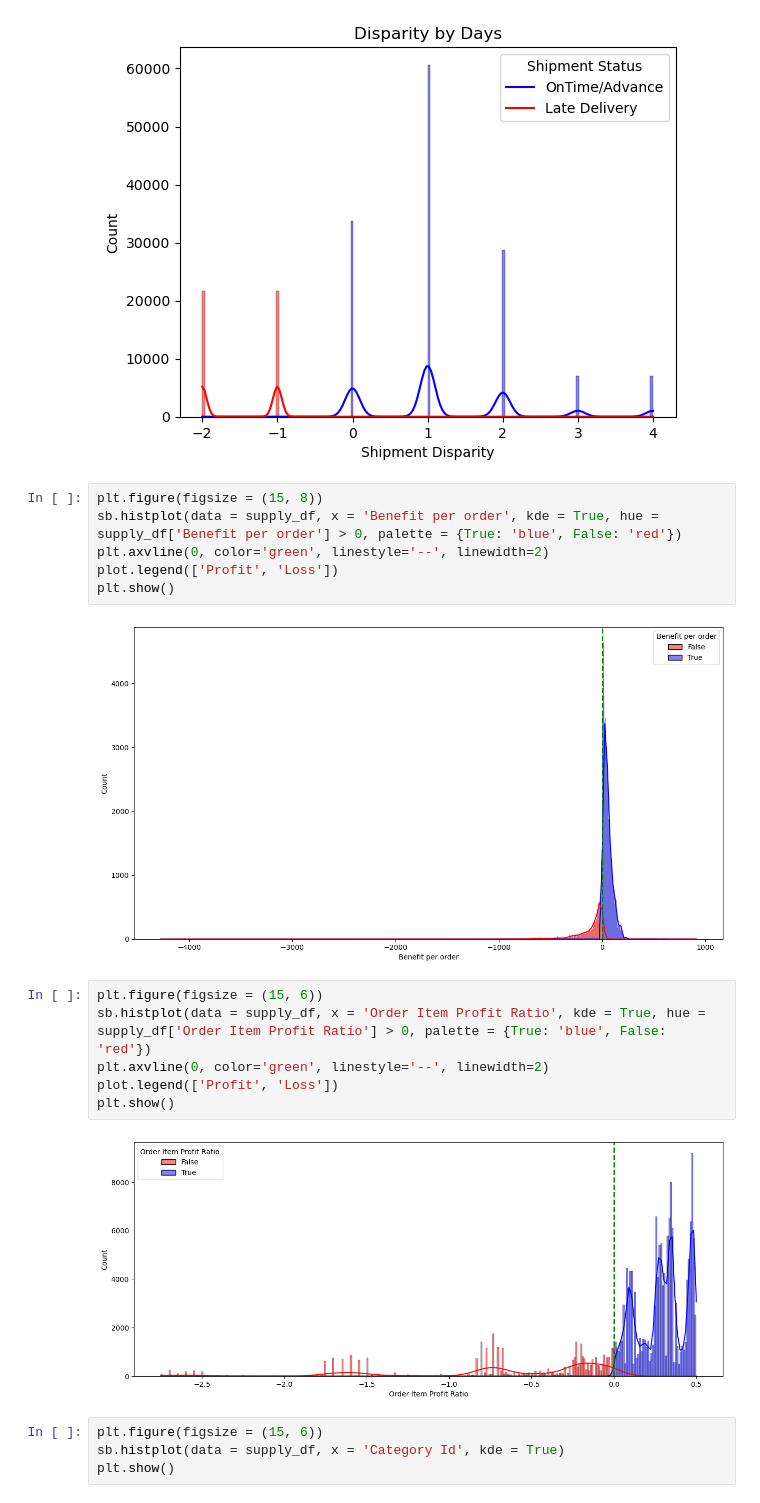
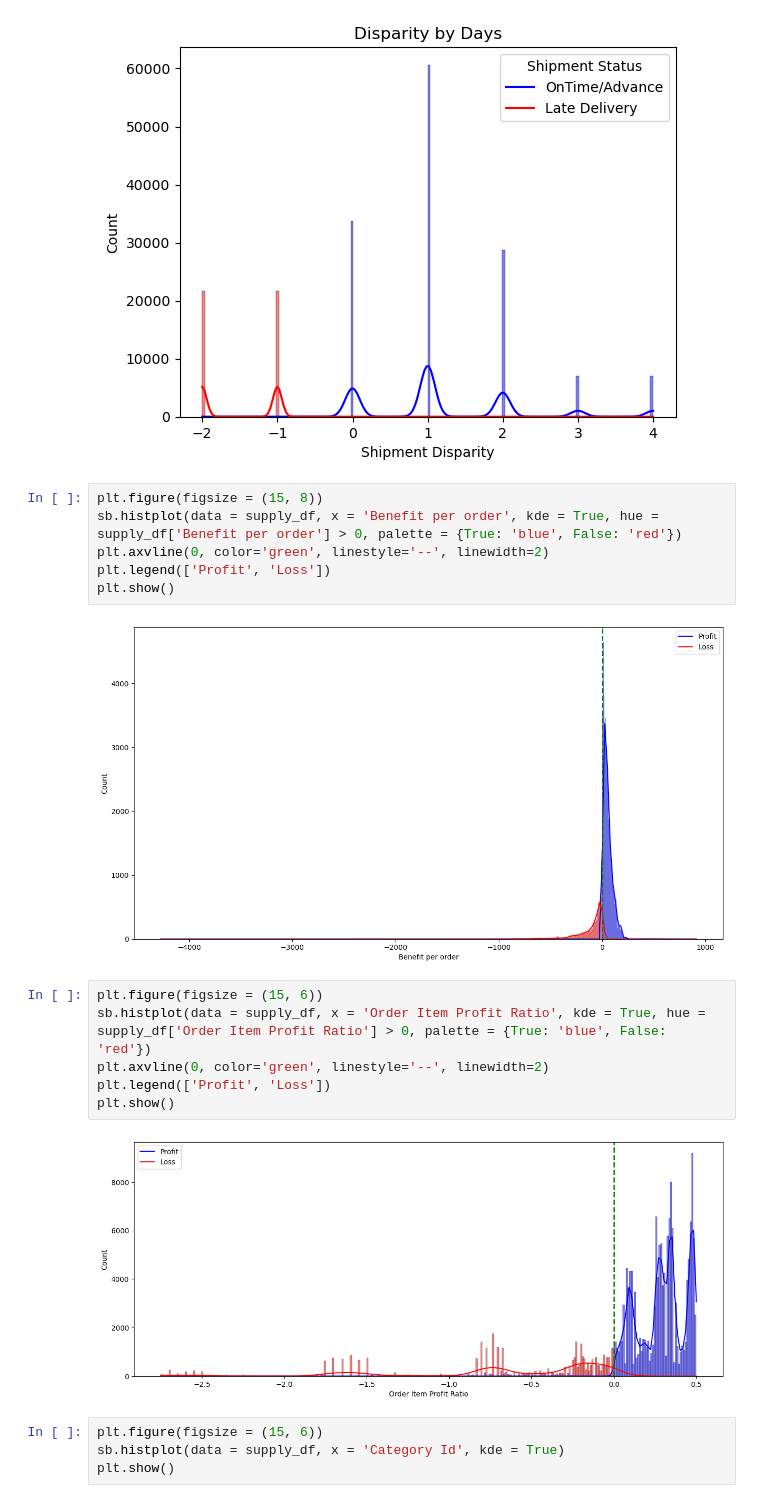
Before and after one commit to ShubhLP/Digital-Dynamos, a Jupyter notebook: DataCo_Supply_Chain_Analytics.ipynb, the cells around one changed output. Drawn from its saved outputs; the diff is of its cells as text.

```diff
--- a/DataCo_Supply_Chain_Analytics.ipynb
+++ b/DataCo_Supply_Chain_Analytics.ipynb
@@ -397,18 +397,18 @@ plt.show()
 plt.figure(figsize = (15, 8))
 sb.histplot(data = supply_df, x = 'Benefit per order', kde = True, hue = supply_df['Benefit per order'] > 0, palette = {True: 'blue', False: 'red'})
 plt.axvline(0, color='green', linestyle='--', linewidth=2)
-plot.legend(['Profit', 'Loss'])
+plt.legend(['Profit', 'Loss'])
 plt.show()
 # %% [output]
-[figure, old version]
+[figure, new version]
 # %%
 plt.figure(figsize = (15, 6))
 sb.histplot(data = supply_df, x = 'Order Item Profit Ratio', kde = True, hue = supply_df['Order Item Profit Ratio'] > 0, palette = {True: 'blue', False: 'red'})
 plt.axvline(0, color='green', linestyle='--', linewidth=2)
-plot.legend(['Profit', 'Loss'])
+plt.legend(['Profit', 'Loss'])
 plt.show()
 # %% [output]
-[figure, old version]
+[figure, new version]
 # %%
 plt.figure(figsize = (15, 6))
 sb.histplot(data = supply_df, x = 'Category Id', kde = True)
```
Also changed, not shown: parts of 24 cells of this notebook.
